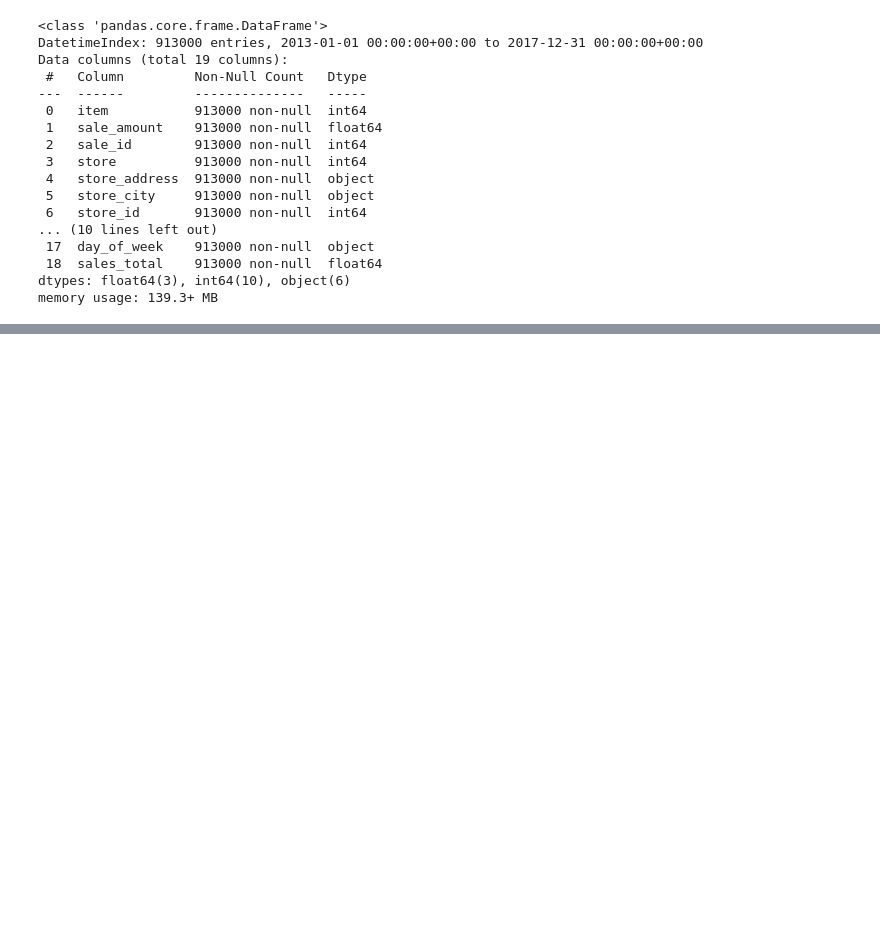
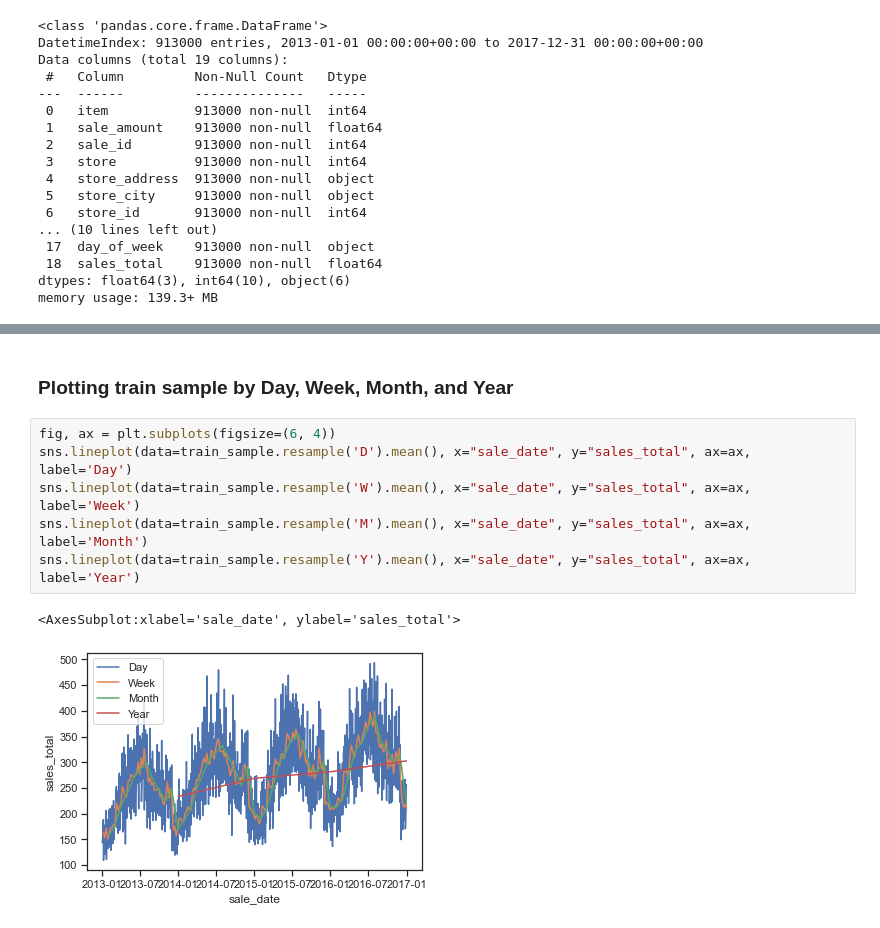
Before and after one commit to joshuamchavez2/time-series-analysis, a Jupyter notebook: Exploratory Analysis.ipynb, the cells around one changed output, grey strips where cells are left out. Saved outputs shown, nothing was run; the diff lists cells and outputs as text; blank space fills up the shorter version.

```diff
--- a/Exploratory Analysis.ipynb
+++ b/Exploratory Analysis.ipynb
@@ -32,0 +92,11 @@ df.to_csv('sales_prep.csv')
+# %% [markdown]
+### Plotting train sample by Day, Week, Month, and Year
+# %%
+fig, ax = plt.subplots(figsize=(6, 4))
+sns.lineplot(data=train_sample.resample('D').mean(), x="sale_date", y="sales_total", ax=ax, label='Day')
+sns.lineplot(data=train_sample.resample('W').mean(), x="sale_date", y="sales_total", ax=ax, label='Week')
+sns.lineplot(data=train_sample.resample('M').mean(), x="sale_date", y="sales_total", ax=ax, label='Month')
+sns.lineplot(data=train_sample.resample('Y').mean(), x="sale_date", y="sales_total", ax=ax, label='Year')
+# %% [output]
+<AxesSubplot:xlabel='sale_date', ylabel='sales_total'>
+[figure, added]
```
Also changed, not shown: parts of 35 cells of this notebook.
